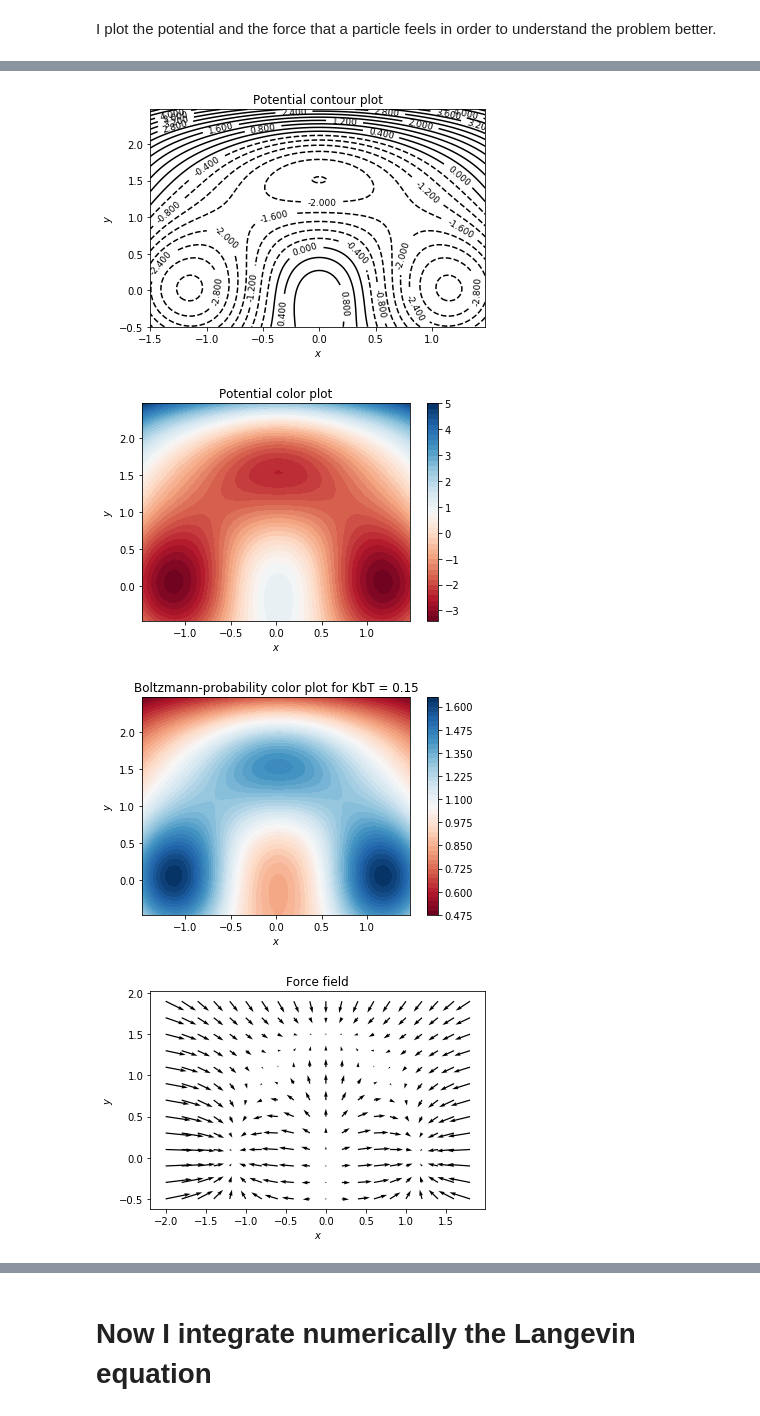
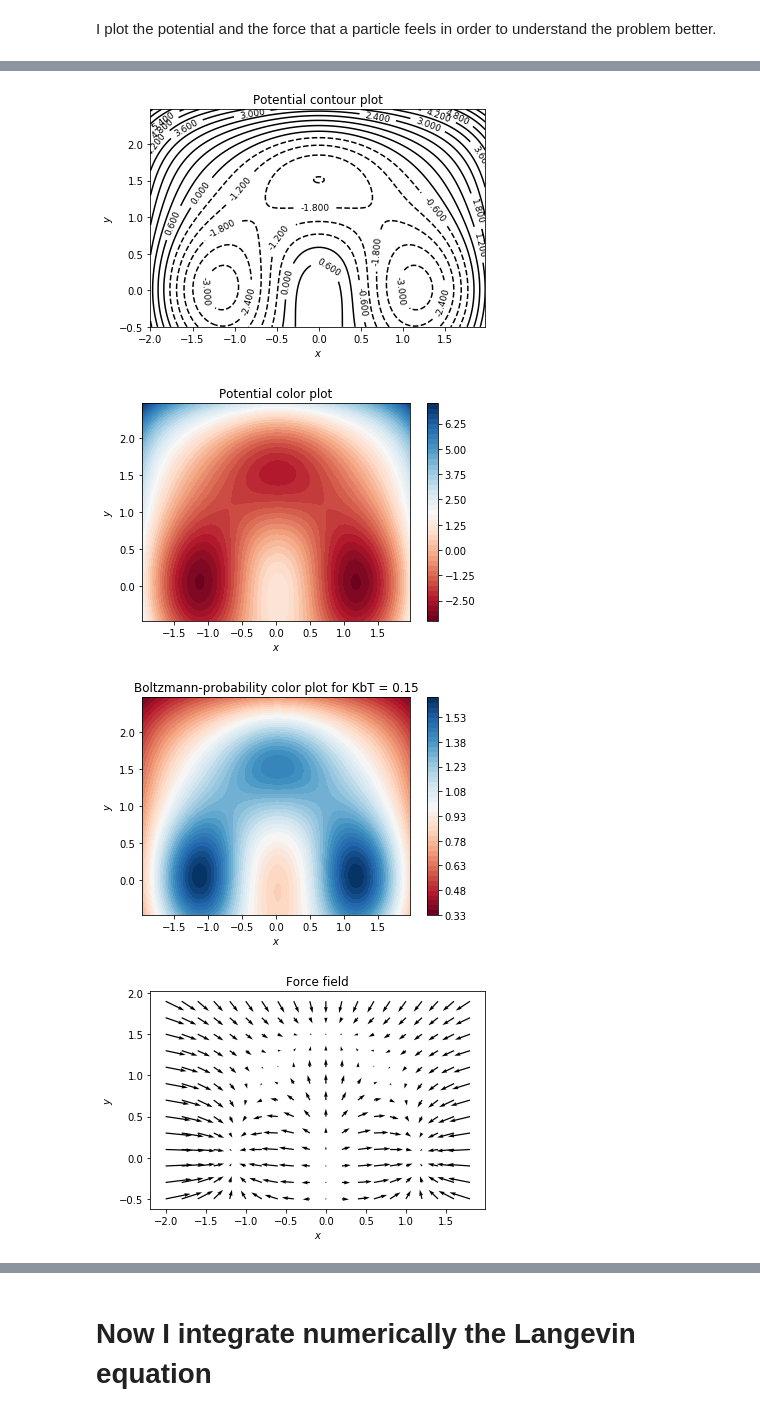
Before and after one commit to FrancescoSlongo/VariationalMD, a Jupyter notebook: 2D_ToyModel_1.ipynb, the cells around one changed output, grey strips where cells are left out. Saved outputs shown, nothing was run; the diff lists cells and outputs as text; code cells hidden in the pictures.

```diff
--- a/2D_ToyModel_1.ipynb
+++ b/2D_ToyModel_1.ipynb
@@ -79,7 +104,7 @@ I plot the potential and the force that a particle feels in order to understand
 # %%
 # Resolution of the contour plot
 delta = 0.025
-x = np.arange(-1.5, 1.5, delta)
+x = np.arange(-2.0, 2.0, delta)
 y = np.arange(-0.5, 2.5, delta)
 X, Y = np.meshgrid(x, y)
 I = X*0+1
@@ -99,7 +124,7 @@ dx, dy = 0.05, 0.05
 
 # generate 2 2d grids for the x & y bounds
 y, x = np.mgrid[slice(-0.5, 2.5 + dy, dy),
-                slice(-1.5, 1.5 + dx, dx)]
+                slice(-2.0, 2.0 + dx, dx)]
 I = x*0+1
 
 U1 = u0*(np.exp(-(x**2 + y**2)) - 3.0/5.0*np.exp(-(x**2 + (y - b0*I)**2)) - np.exp(-((x-x0*I)**2+y**2)) - np.exp(-((x+x0*I)**2 + y**2)))
@@ -132,7 +157,7 @@ plt.show()
 
 # generate 2 2d grids for the x & y bounds
 y, x = np.mgrid[slice(-0.5, 2.5 + dy, dy),
-                slice(-1.5, 1.5 + dx, dx)]
+                slice(-2.0, 2.0 + dx, dx)]
 I = x*0+1
 
 U1 = u0*(np.exp(-(x**2 + y**2)) - 3.0/5.0*np.exp(-(x**2 + (y - b0*I)**2)) - np.exp(-((x-x0*I)**2+y**2)) - np.exp(-((x+x0*I)**2 + y**2)))
@@ -185,7 +210,7 @@ plt.show()
 ## Colour plot of the x-component of the force
 # generate 2 2d grids for the x & y bounds
 y, x = np.mgrid[slice(-0.5, 2.5 + dy, dy),
-                slice(-1.5, 1.5 + dx, dx)]
+                slice(-2.0, 2.0 + dx, dx)]
 I = x*0+1
 e1 = np.exp(-(x**2 + y**2))
 e2 = np.exp(-(x**2+(y- b0*I)**2))
@@ -219,39 +244,39 @@ plt.show()
 ## Colour plot of the y-component of the force
 # generate 2 2d grids for the x & y bounds
 y, x = np.mgrid[slice(-0.5, 2.5 + dy, dy),
-                slice(-1.5, 1.5 + dx, dx)]
+                slice(-2.0, 2.0 + dx, dx)]
 I = x*0+1
 
 e1 = np.exp(-(x**2 + y**2))
 e2 = np.exp(-(x**2+(y- b0*I)**2))
 e3 = np.exp(-((x - x0*I)**2 + y**2))
 e4 = np.exp(-((x + x0*I)**2 + y**2))
-Fy = 2.0*u0*(y*e1 -3.0/5.0*(y - b0*I)*e2 - y*e3 - y*e4)-4.0*w0*(y - a0*I)**3
+Fy = 2*u0*(y*e1 -3.0/5.0*(y - b0*I)*e2 - y*e3 - y*e4)-4.0*w0*(y - a0*I)**3
 # x and y are bounds, so z should be the value *inside* those bounds.
 # Therefore, remove the last value from the z array.
 Fy = Fy[:-1, :-1]
 levelsY = MaxNLocator(nbins=50).tick_values(Fy.min(), Fy.max())
 
 
 # pick the desired colormap, sensible levels, and define a normalization
 # instance which takes data values and translates those into levels.
 cmapY = plt.get_cmap('RdBu')
 normY = BoundaryNorm(levelsY, ncolors=cmapY.N, clip=True)
 
 fig, axY = plt.subplots()
 
 # contours are *point* based plots, so convert our bound into point
 # centers
 cfY = axY.contourf(x[:-1, :-1] + dx/2.,
                   y[:-1, :-1] + dy/2., Fy, levels=levelsY,
                   cmap=cmapY)
 fig.colorbar(cfY, ax=axY)
 axY.set_title('y-component of Force')
 axY.set_xlabel(r'$x$')
 axY.set_ylabel(r'$y$')
 plt.show()
 # %% [output]
-[figure, old version]
+[figure, new version]
-[figure, old version]
+[figure, new version]
-[figure, old version]
+[figure, new version]
 [figure]
```
Also changed, not shown: parts of 16 cells of this notebook, 5 other files.
